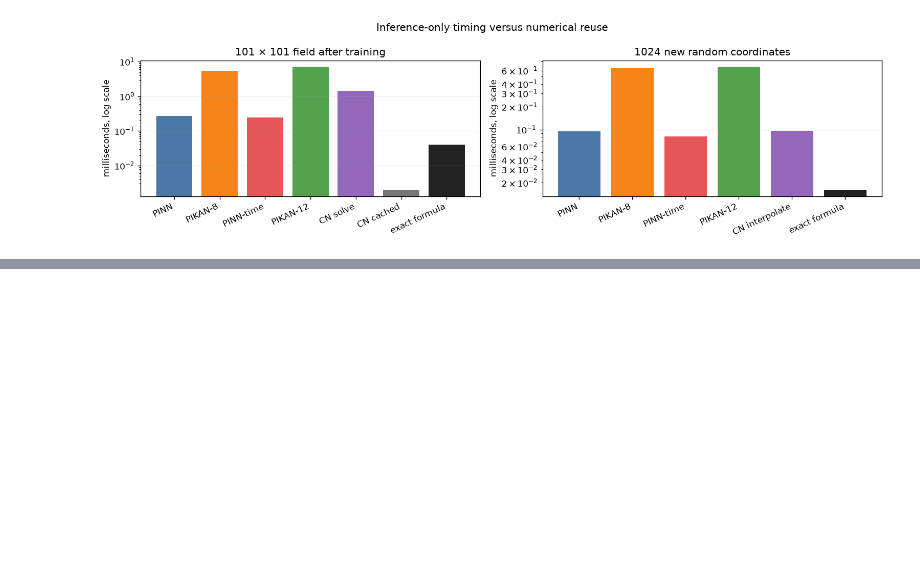
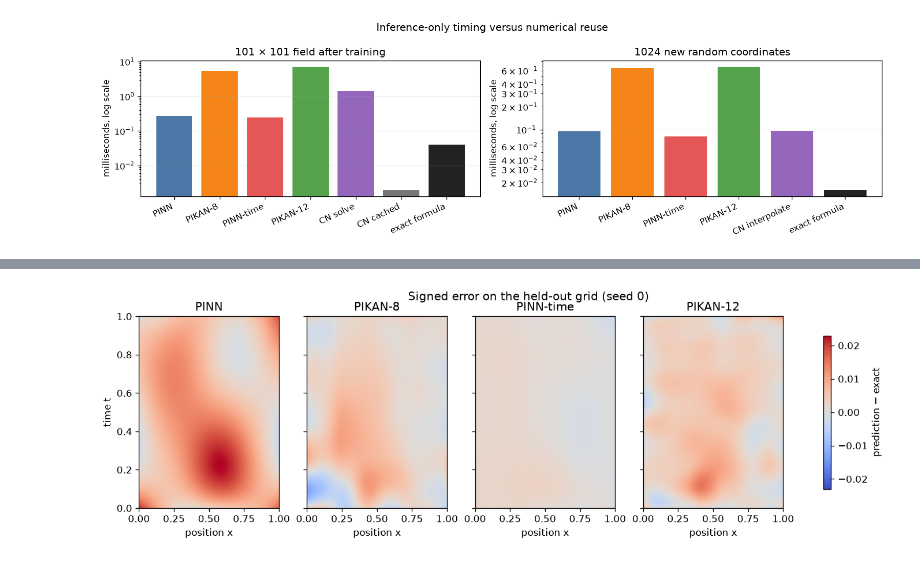
Before and after one commit to OussemaBenAmeur/Benchmark-Heat-Equation, a Jupyter notebook: PIKAN_Heat_Equation.ipynb, the cells around one changed output, grey strips where cells are left out. Cells and saved outputs as stored; diff of their text form; code cells hidden in the pictures; blank space fills up the shorter version.

```diff
--- a/PIKAN_Heat_Equation.ipynb
+++ b/PIKAN_Heat_Equation.ipynb
@@ -479,0 +519,17 @@ Known exact formula: 101×101 field in 0.04018 ms; 1024 random queries in 0.0159
+# %%
+error_maps = []
+with torch.no_grad():
+    for name in ("PINN", "PIKAN-8", "PINN-time", "PIKAN-12"):
+        error_maps.append((models[(name, 0)](test_coords) - truth).reshape(101, 101).numpy())
+scale = max(np.abs(error).max() for error in error_maps)
+fig, axes = plt.subplots(1, 4, figsize=(15, 3.6), sharex=True, sharey=True)
+for ax, name, error in zip(axes, ("PINN", "PIKAN-8", "PINN-time", "PIKAN-12"), error_maps):
+    image = ax.imshow(error.T, origin="lower", extent=(0, 1, 0, 1), cmap="coolwarm",
+                      vmin=-scale, vmax=scale, aspect="auto")
+    ax.set(title=name, xlabel="position x")
+axes[0].set_ylabel("time t")
+fig.colorbar(image, ax=axes, label="prediction − exact", shrink=.8)
+fig.suptitle("Signed error on the held-out grid (seed 0)")
+plt.show()
+# %% [output]
+[figure, added]
```
Also changed, not shown: parts of 4 cells of this notebook.
